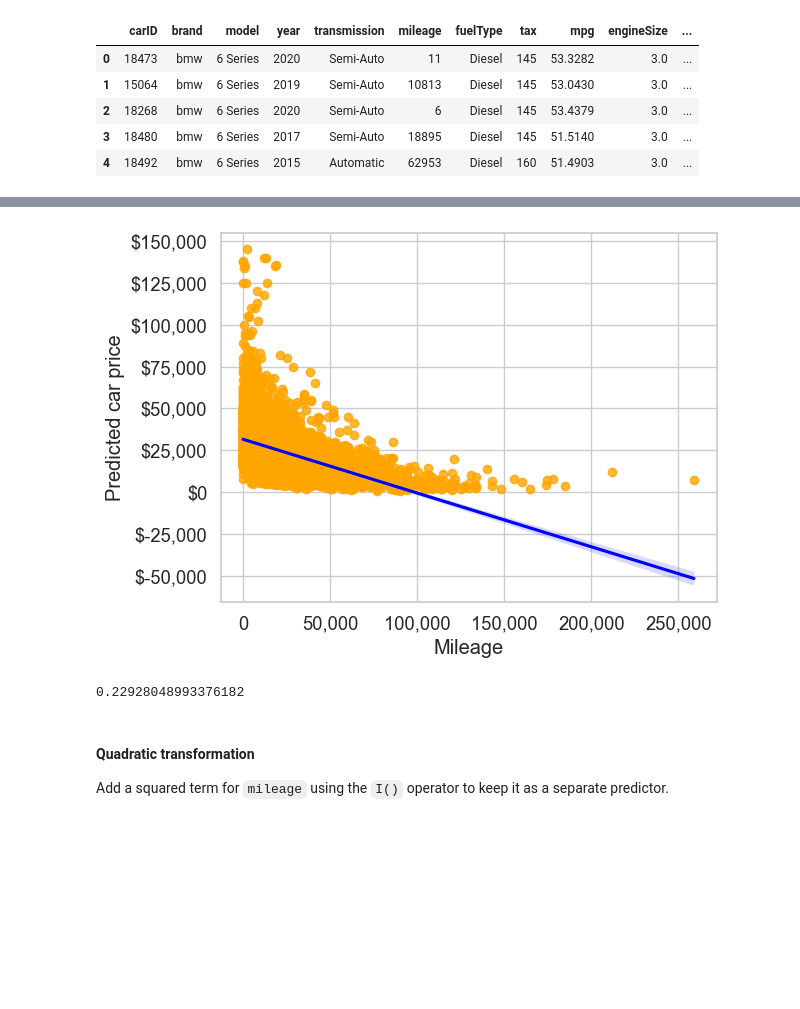
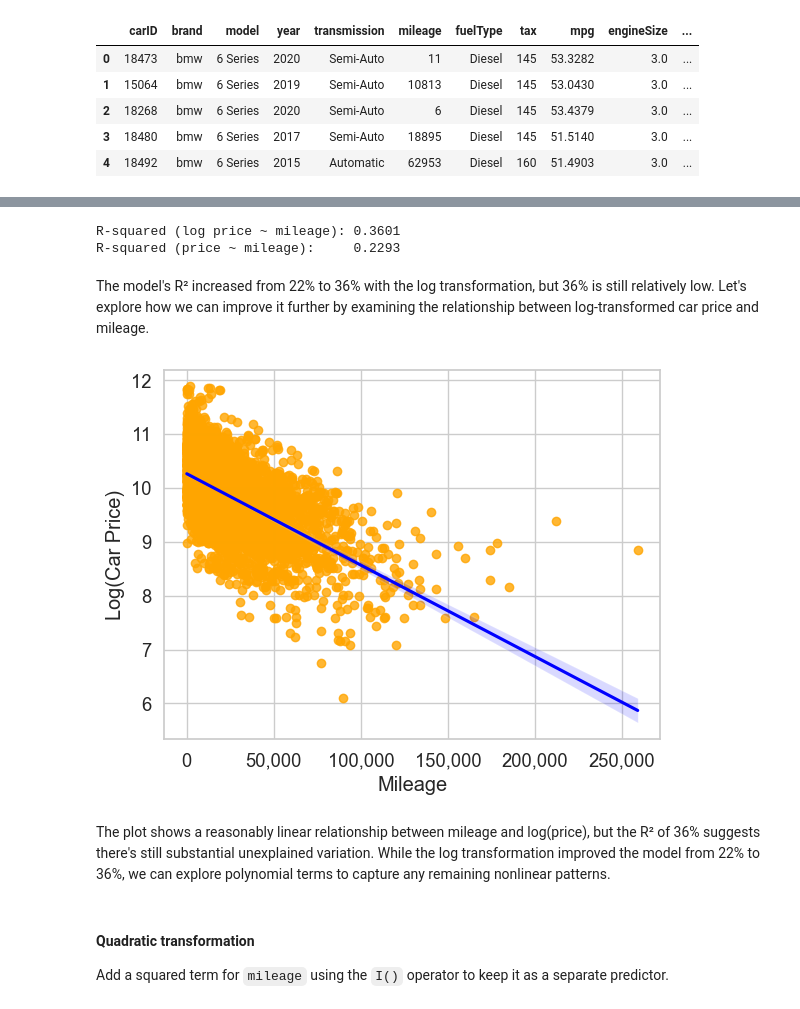
Before and after one commit to Lizhen0909/STAT303-2-class-notes, a Jupyter notebook: polynominal_features.ipynb, the cells around one changed output, grey strips where cells are left out. Drawn from its saved outputs; the diff is of its cells as text; code cells hidden in the pictures; blank space fills up the shorter version.

Commit message:
update extending linear regression

```diff
--- a/polynominal_features.ipynb
+++ b/polynominal_features.ipynb
@@ -61,18 +93,27 @@ So far we assumed linear relationships. If the relationship between `price` and
+# %%
+# R-squared of the model with just mileage (log-transformed price)
+# Log transformation helps with heteroscedasticity and non-linear relationships
+model_sm_mileage = smf.ols('np.log(price) ~ mileage', data=train_updated).fit()
+print(f"R-squared (log price ~ mileage): {model_sm_mileage.rsquared:.4f}")
+
+# Compare with original model without log transformation
+model_sm_mileage_orig = smf.ols('price ~ mileage', data=train_updated).fit()
+print(f"R-squared (price ~ mileage):     {model_sm_mileage_orig.rsquared:.4f}")
+# %% [output]
+R-squared (log price ~ mileage): 0.3601
+R-squared (price ~ mileage):     0.2293
+# %% [markdown]
+The model's R² increased from 22% to 36% with the log transformation, but 36% is still relatively low. Let's explore how we can improve it further by examining the relationship between log-transformed car price and mileage.
 # %%
-# Relationship between price and mileage
-ax = sns.regplot(x=train_updated.mileage, y=train_updated.price, color='orange', line_kws={'color': 'blue'})
+# Relationship between log(price) and mileage
+ax = sns.regplot(x=train_updated.mileage, y=np.log(train_updated.price), color='orange', line_kws={'color': 'blue'})
 plt.xlabel('Mileage')
-plt.ylabel('Predicted car price')
-ax.yaxis.set_major_formatter('${x:,.0f}')
+plt.ylabel('Log(Car Price)')
 ax.xaxis.set_major_formatter('{x:,.0f}')
 # %% [output]
-[figure, old version]
+[figure, new version]
-# %%
-# R-squared of the model with just mileage
-model_sm_mileage = smf.ols('price ~ mileage', data=train_updated).fit()
-model_sm_mileage.rsquared
-# %% [output]
-0.22928048993376182
+# %% [markdown]
+The plot shows a reasonably linear relationship between mileage and log(price), but the R² of 36% suggests there's still substantial unexplained variation. While the log transformation improved the model from 22% to 36%, we can explore polynomial terms to capture any remaining nonlinear patterns.
 # %% [markdown]
 #### Quadratic transformation
 
```
Also changed, not shown: parts of 48 cells of this notebook, 20 other files.
